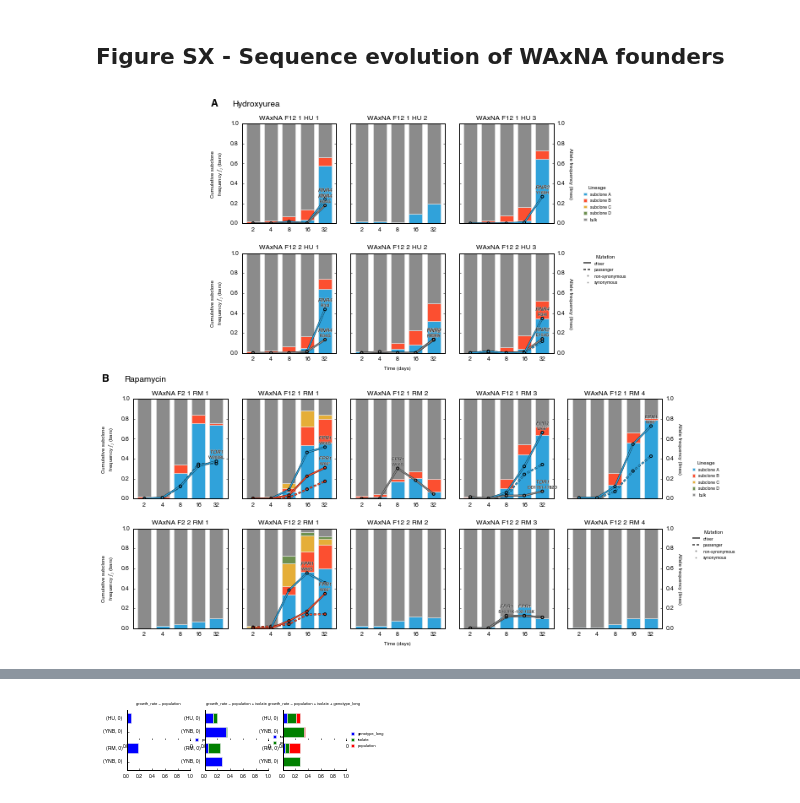
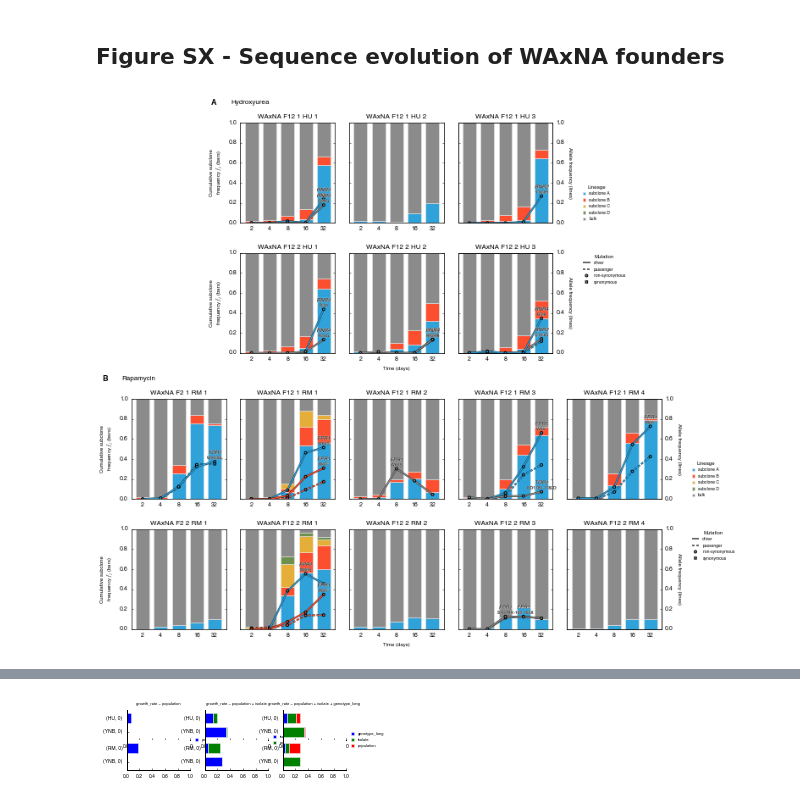
Before and after one commit to ivazquez/clonal-heterogeneity, a Jupyter notebook: src/figure2.ipynb, the cells around one changed output, grey strips where cells are left out. Cells and saved outputs as stored; diff of their text form; code cells hidden in the pictures.

```diff
--- a/src/figure2.ipynb
+++ b/src/figure2.ipynb
@@ -147,6 +155,14 @@ for (ii,((group,cross,cross_rep,selection,selection_rep),g1)) in enumerate(group
 
         pheno_df = pheno_df.append(df)
 
+pheno_df = pheno_df.reset_index(drop=True)
+
+# # filter out measurement replicates with >5% measurement error
+# pheno_df['pct'] = pheno_df.groupby(['selection','environment','group',\
+#                                     'population','isolate','genotype_long'])['growth_rate']\
+# .apply(lambda x: (x-x.mean())/float(x.mean()))
+# pheno_df = pheno_df[abs(pheno_df['pct'])<0.05]
+
 pheno_df.head()  # show dataframe header to stdout
 # %% [output]
 |  | selection | environment | run | index | plate | row | column | id | id_plate | group | ... |
@@ -661,34 +682,13 @@ for (ii, e) in enumerate(['HU','RM']):
 
     for (jj, p) in enumerate(dict_panels[e]):
 
-#         ax = plt.subplot(gs[e][dict_panels[e][p]])
-
-#     for (jj, (population, gdn)) in enumerate(groups_dn.get_group(env).groupby('population')):
-
         # retrieve axes
         ax = plt.subplot(gs[e][dict_panels[e][p]])
-#         ax2 = ax.twinx()
-#         if jj==0:
-#             ax = plt.subplot(gs[e][dict_panels[e][p]])
-#         else:
-#             ax = plt.subplot(gs[e][dict_panels[e][p]], sharey=ax)
-#         if e=='HU':
-#             if jj==0:#dict_panels[e][p] in [(0,1),(1,1)]:
-#                 ax = plt.subplot(gs[e][dict_panels[e][p]])
-#             else:
-#                 ax = plt.subplot(gs[e][dict_panels[e][p]], sharey=ax)
-#         if e=='RM':
-#             if jj==0:#dict_panels[e][p] in [(0,0),(1,0)]:
-#                 ax = plt.subplot(gs[e][dict_panels[e][p]])
-#             else:
-#                 ax = plt.subplot(gs[e][dict_panels[e][p]], sharey=ax)
 
         ### de novo mutations ###
         if (e,p) in groups_dn.groups.keys():
 
             gdn = groups_dn.get_group((e,p))
-
-#             ax = plt.subplot(gs[e][dict_panels[e][p]])
 
             for (gene, pos, cds, sub, protein_pos, amino_acids, consequence), gdx \
             in gdn.groupby(['gene','pos','cds_position','substitution','protein_position','amino_acids','consequence_short']):
@@ -701,9 +701,9 @@ for (ii, e) in enumerate(['HU','RM']):
                 gdx = gdx.sort_index()
 
                 ax.plot(gdx.index.values, gdx.frequency.values,
-                        color=dict_lineages[assignment]['line'],
-                        **utils.merge_two_dicts(dict_mutation_type[mutation_type],
-                                                dict_consequence_short[consequence]))
+                        color=config.dict_lineages[assignment]['line'],
+                        **utils.merge_two_dicts(config.dict_mutation_type[mutation_type],
+                                                config.dict_consequence_short[consequence]))
 
                 if mutation_type=='driver':
                     index = np.argmax(gdx.frequency)
@@ -715,22 +715,6 @@ for (ii, e) in enumerate(['HU','RM']):
                                 textcoords='offset points', xytext=(0, 7), ha = 'center', va = 'top',
                                 path_effects=[PathEffects.withStroke(linewidth=0.4, foreground="w")], zorder=3)
 
-
-#     for (jj, (population, gst)) in enumerate(groups_st.get_group(env).groupby('population')):
-
-        # retrieve axes
-#         ax = plt.subplot(gs[e][dict_panels[e][p]])
-#         if env=='HU':
-#             if dict_panels[population] in [(0,1),(1,1)]:
-#                 ax = plt.subplot(gs[env][dict_panels[population]])
-#             else:
-#                 ax = plt.subplot(gs[env][dict_panels[population]], sharey=ax)
-#         if env=='RM':
-#             if dict_panels[population] in [(0,0),(1,0)]:
-#                 ax = plt.subplot(gs[env][dict_panels[population]])
-#             else:
-#                 ax = plt.subplot(gs[env][dict_panels[population]], sharey=ax)
-
         ### subclone frequency ###
         gst = groups_st.get_group((e,p))
 
@@ -741,12 +725,11 @@ for (ii, e) in enumerate(['HU','RM']):
         gst = gst[['subclone A','subclone B','subclone C','subclone D','bulk']]
         gst.plot(ax=ax, kind='bar',
                  legend=False, stacked=True, width=0.75, position=0.5,
-                 color=[dict_lineages[c]['fill'] for c in gst.columns])
+                 color=[config.dict_lineages[c]['fill'] for c in gst.columns])
 
         # rotate the x-axis ticks
         plt.setp( ax.xaxis.get_majorticklabels(), rotation=0 )
         ax.set_xlabel('')
-
 
         # legends
         if (e,p) in [('HU','WAxNA_F12_1_HU_3'),('RM','WAxNA_F12_1_RM_4')]:
@@ -759,14 +742,16 @@ for (ii, e) in enumerate(['HU','RM']):
 
         if (e,p) in [('HU','WAxNA_F12_2_HU_3'),('RM','WAxNA_F12_2_RM_4')]:
 
-            driver_artist = lines.Line2D((0,1),(0,0), color=dict_lineages['bulk']['fill'],
-                                         **dict_mutation_type['driver'])
-            passenger_artist = lines.Line2D((0,1),(0,0), color=dict_lineages['bulk']['fill'],
-                                            **dict_mutation_type['passenger'])
-            nonsyn_artist = lines.Line2D((0,1),(0,0), mfc=dict_lineages['bulk']['fill'],
-                                         linestyle='', **dict_consequence_short['non-synonymous'])
-            syn_artist = lines.Line2D((0,1),(0,0), mfc=dict_lineages['bulk']['fill'],
-                                      linestyle='', **dict_consequence_short['synonymous'])
+            driver_artist = lines.Line2D((0,1),(0,0), color=config.dict_lineages['bulk']['fill'],
+                                         **config.dict_mutation_type['driver'])
+            passenger_artist = lines.Line2D((0,1),(0,0), color=config.dict_lineages['bulk']['fill'],
+                                            **config.dict_mutation_type['passenger'])
+            nonsyn_artist = lines.Line2D((0,1),(0,0), mfc=config.dict_lineages['bulk']['fill'], linestyle='',
+                                         path_effects=[PathEffects.withStroke(linewidth=2, foreground="k")],
+                                         **config.dict_consequence_short['non-synonymous'])
+            syn_artist = lines.Line2D((0,1),(0,0), mfc=config.dict_lineages['bulk']['fill'], linestyle='',
+                                      path_effects=[PathEffects.withStroke(linewidth=2, foreground="k")],
+                                      **config.dict_consequence_short['synonymous'])
             leg2 = ax.legend([driver_artist,passenger_artist,nonsyn_artist,syn_artist],
                              ['driver','passenger','non-synonymous','synonymous'],
                              bbox_to_anchor=(1.3, 1), ncol=1,
@@ -784,45 +769,37 @@ for (ii, e) in enumerate(['HU','RM']):
                        ('HU','WAxNA_F12_2_HU_3'),('RM','WAxNA_F12_2_RM_4')]:
             ax.set_yticklabels([])
             ax.twinx().set_ylabel('Allele frequency (lines)', rotation=270, va='baseline')
-            plt.setp( ax2.xaxis.get_majorticklabels(), rotation=0 )
+#             plt.setp( ax.twinx().xaxis.get_majorticklabels(), rotation=0 )
         else:
             ax.set_yticklabels([])
 
     # set panel labels
     ax = plt.subplot(gs[e][((0,1) if e == 'HU' else (0,0))])
     ax.text(-0.25, 1.2,  chr(ii + ord('A')), transform=ax.transAxes,
-            fontsize=12, fontweight='bold', va='center', ha='right')
-    ax.text(-0.1, 1.2,  dict_environment['short_label'][e], transform=ax.transAxes,
-            fontsize=10, va='center', ha='left')
+            fontsize=9, fontweight='bold', va='center', ha='right')
+    ax.text(-0.1, 1.2,  config.dict_environment['short_label'][e], transform=ax.transAxes,
+            fontsize=8, va='center', ha='left')
 
 # axes limits
 for ax in fig.get_axes():
-
-    # set axes labels
-#     if ax.is_first_col():
-#         ax.set_ylabel('Cumulative subclone\n frequency $f_j$ (bars)')
-#     if ax.is_last_row():
-#         ax.set_xlabel('Time (days)')
-#         if ax.is_last_col():
-#             ax.twinx().set_ylabel('Allele frequency (lines)', rotation=270, va='baseline')
 
     ax.set_ylim(0, 1)
 
     ax.xaxis.label.set_size(6)
     ax.yaxis.label.set_size(6)
     ax.tick_params(axis='both', which='major', size=2, labelsize=6)
     ax.tick_params(axis='both', which='minor', size=0, labelsize=0)
 
     ax.yaxis.set_major_locator(MaxNLocator(nbins=5))
 
     plt.setp(ax.get_xticklabels(), fontsize=7)
     plt.setp(ax.get_yticklabels(), fontsize=7)
 
     for loc in ['top','bottom','left','right']:
-        ax.spines[loc].set_linewidth(1)
+        ax.spines[loc].set_linewidth(.75)
 
 fig.savefig(dir_supp+'figures/figureSX_seq_subclonal_dynamics/figureSX_seq_subclonal_dynamics_cross.png', dpi=300, bbox_inches='tight')
 fig.savefig(dir_supp+'figures/figureSX_seq_subclonal_dynamics/figureSX_seq_subclonal_dynamics_cross.svg', dpi=300, bbox_inches='tight')
 plt.show()
 # %% [output]
-[figure, old version]
+[figure, new version]
```
Also changed, not shown: parts of 11 cells of this notebook, 5 other files.
